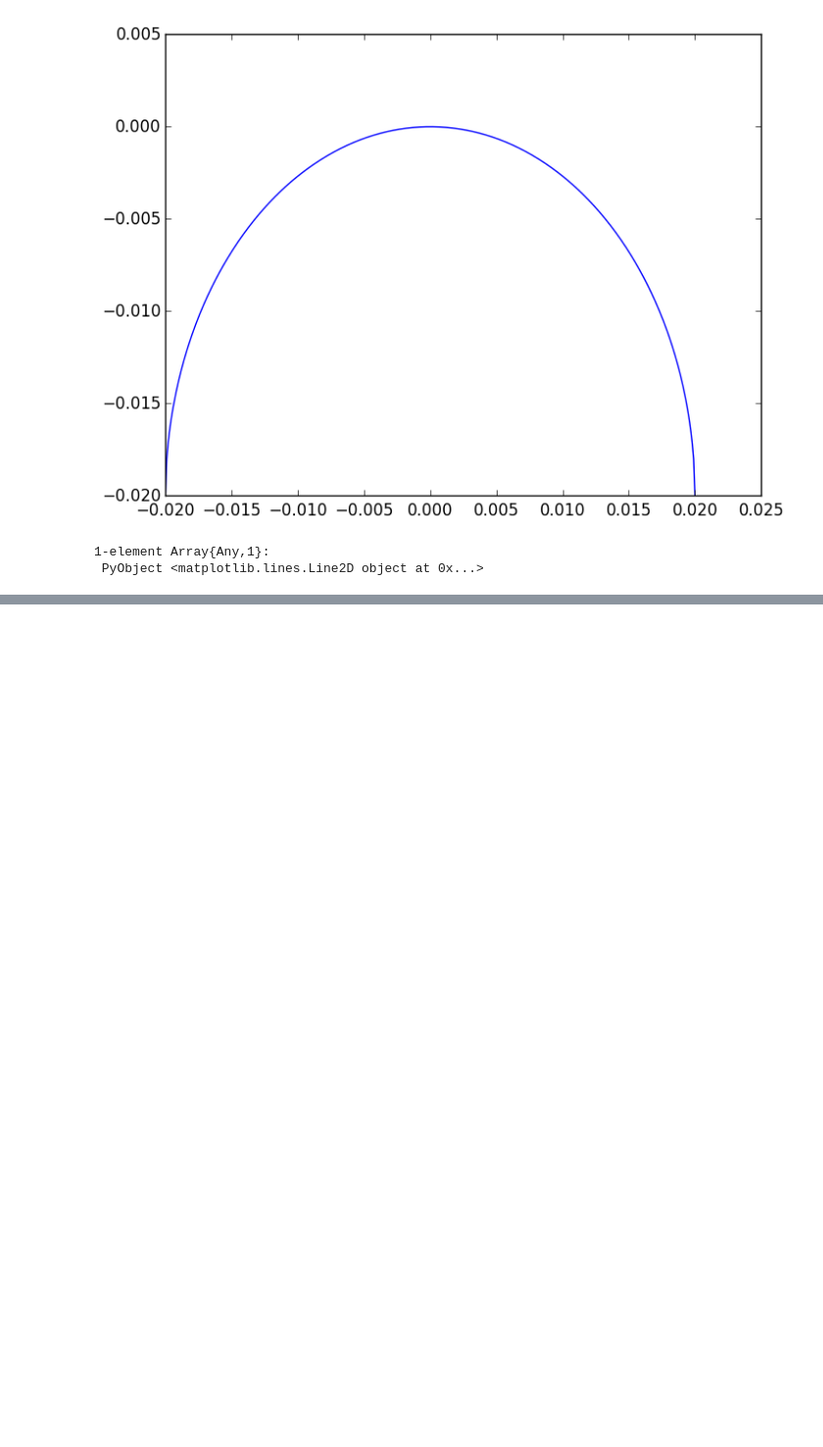
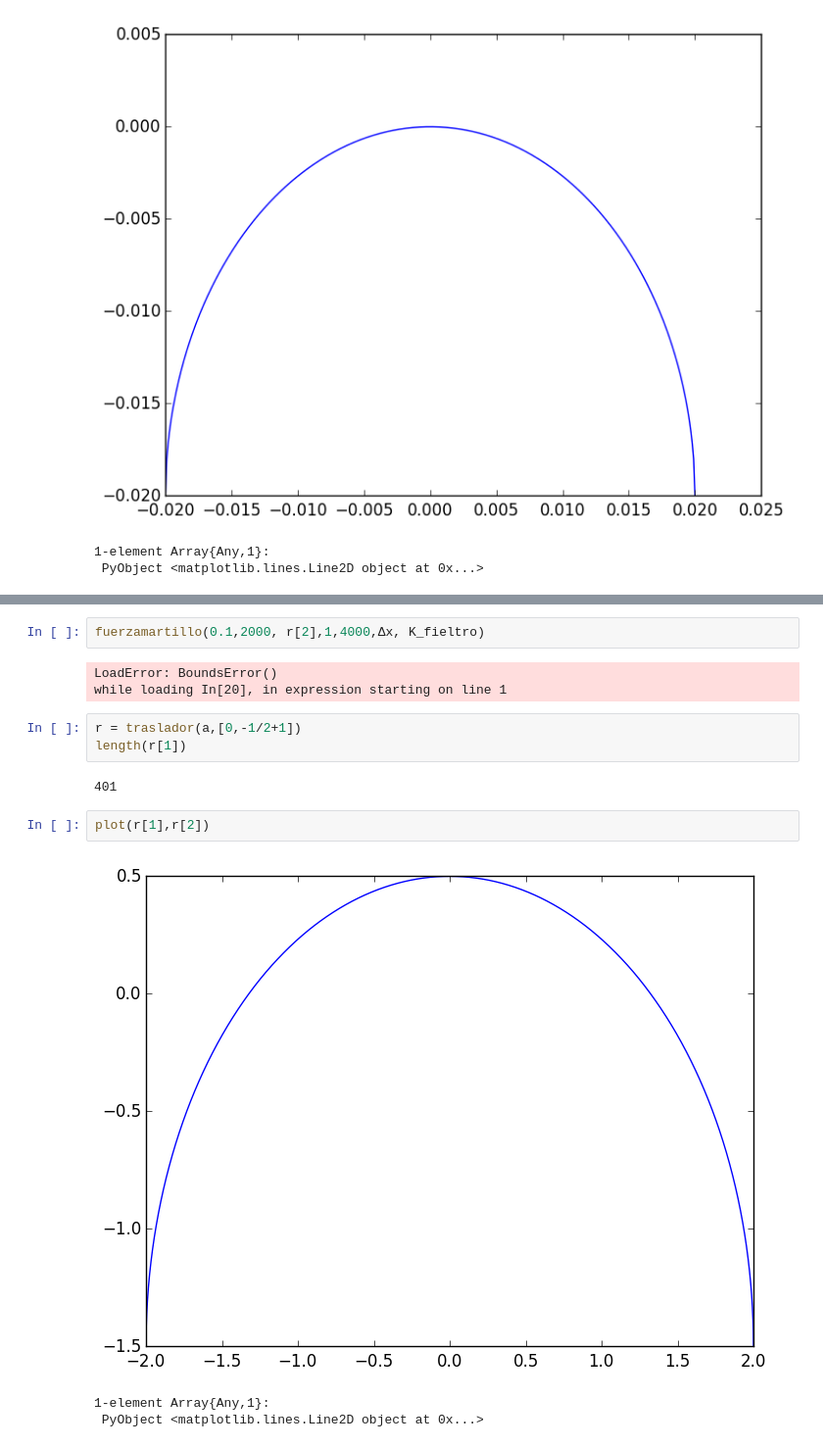
Before and after one commit to Ceboc/Cuerda, a Jupyter notebook: Piano.ipynb, the cells around one changed output, grey strips where cells are left out. Shown: that part at 98% size. Saved outputs shown, nothing was run; the diff lists cells and outputs as text; blank space fills up the shorter version.

```diff
--- a/Piano.ipynb
+++ b/Piano.ipynb
@@ -138,0 +161,16 @@ Piano(CI,a[2],β,L, T, μ, v0, K_fieltro, Δx, Δt, N)
+# %%
+fuerzamartillo(0.1,2000, r[2],1,4000,Δx, K_fieltro)
+# %% [output]
+LoadError: BoundsError()
+while loading In[20], in expression starting on line 1
+# %%
+r = traslador(a,[0,-1/2+1])
+length(r[1])
+# %% [output]
+401
+# %%
+plot(r[1],r[2])
+# %% [output]
+[figure, added]
+1-element Array{Any,1}:
+ PyObject <matplotlib.lines.Line2D object at 0x...>
```
Also changed, not shown: parts of 7 cells of this notebook.
